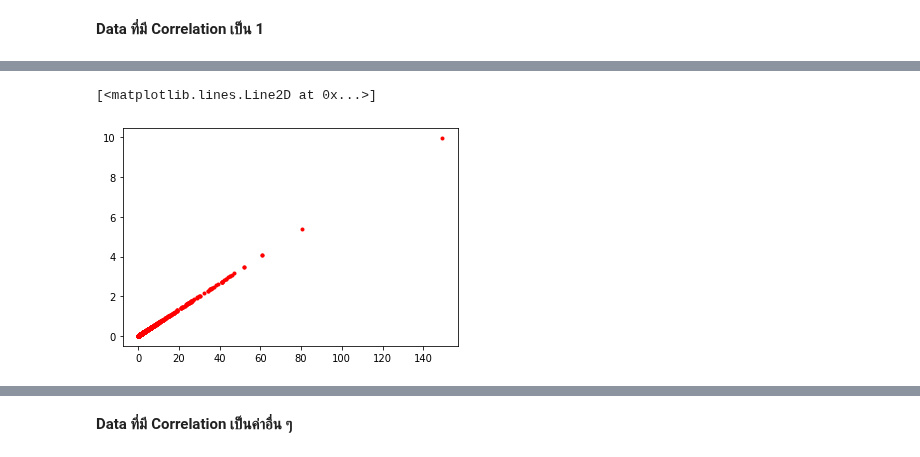
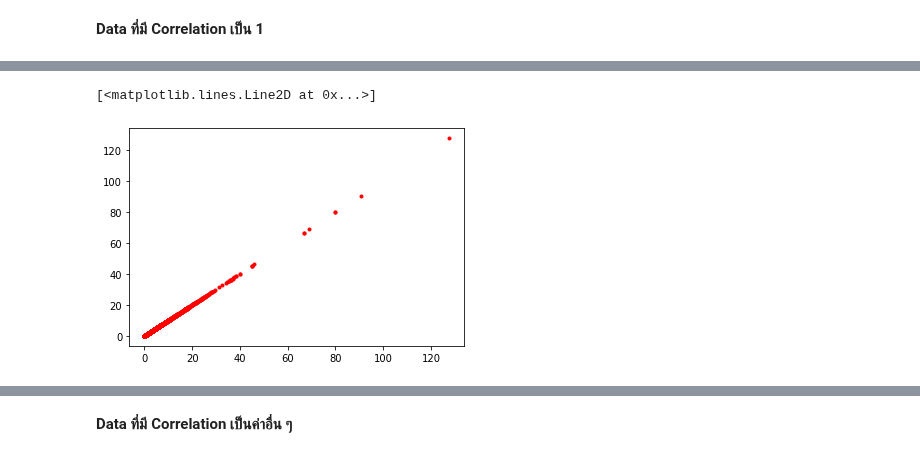
Before and after one commit to kittimaxz/multivariate, a Jupyter notebook: Exam01.ipynb, the cells around one changed output, grey strips where cells are left out. Drawn from its saved outputs; the diff is of its cells as text; code cells hidden in the pictures.

```diff
--- a/Exam01.ipynb
+++ b/Exam01.ipynb
@@ -61,8 +65,8 @@ array([[<matplotlib.axes._subplots.AxesSubplot object at 0x...>,
 # %% [markdown]
 **โดยเลือกเฉพาะข้อมูลที่เป็นตัวเลขเท่านั้นมาทำต่อ**
 # %%
-newdata1=data1.iloc[:,7:]
-newdata1.head()
+newdata_nndb=data1.iloc[:,7:]
+newdata_nndb.head()
 # %% [output]
 |  | Energy_kcal | Protein_g | Fat_g | Carb_g | Sugar_g | Fiber_g | VitA_mcg | VitB6_mg | VitB12_mcg | VitC_mg | ... |
 | 0 | 717.0 | 0.85 | 81.11 | 0.06 | 0.06 | 0.0 | 684.0 | 0.003 | 0.17 | 0.0 | ... |
@@ -145,5 +144,5 @@ from matplotlib import pyplot as plt
 # %%
-plt.plot(newdata1.iloc[:,10],newdata1.iloc[:,27],'r.')
+plt.plot(newdata1.iloc[:,12],newdata1.iloc[:,12],'r.')
 # %% [output]
 [<matplotlib.lines.Line2D at 0x...>]
-[figure, old version]
+[figure, new version]
```
Also changed, not shown: parts of 75 cells of this notebook.
